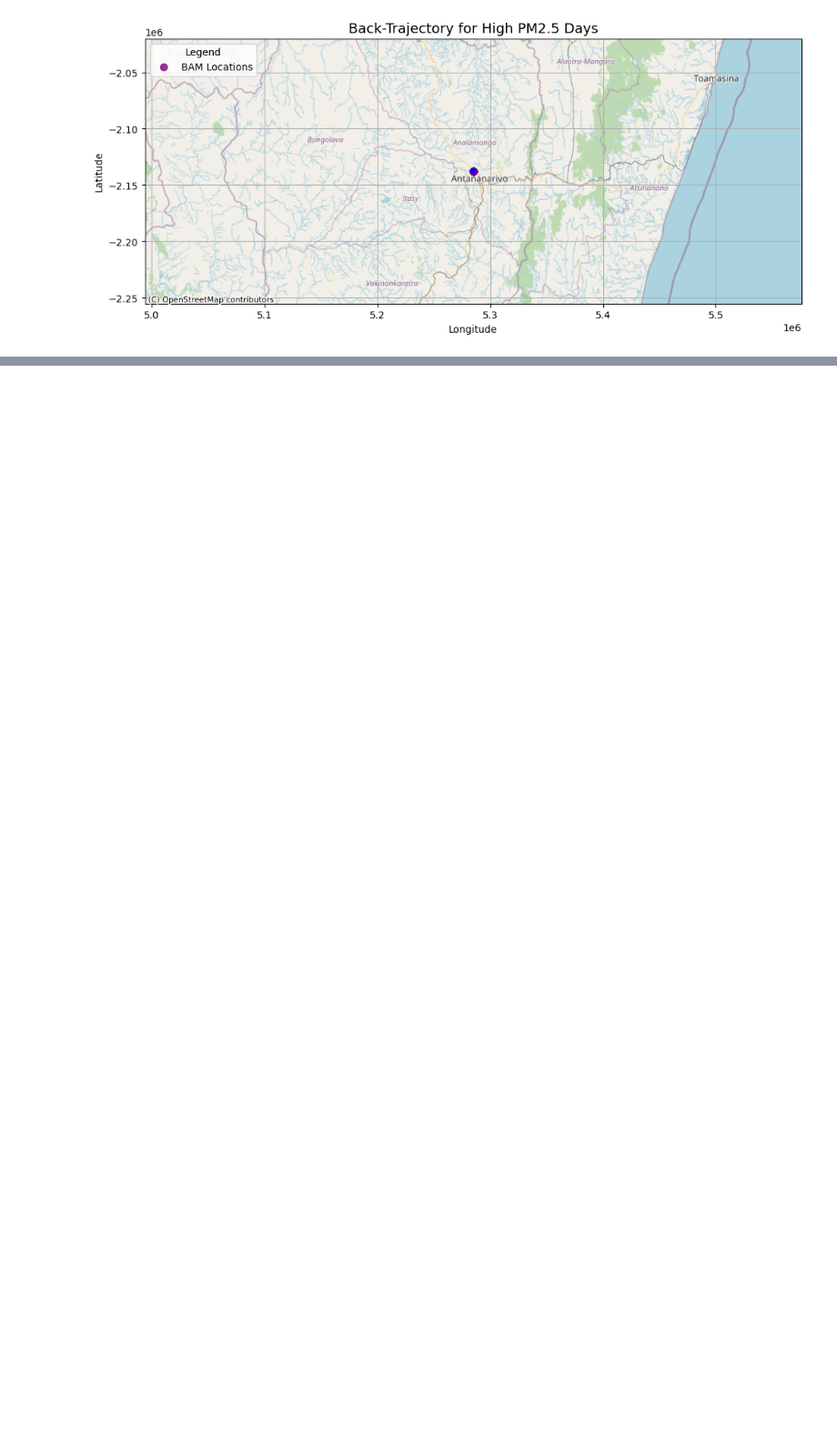
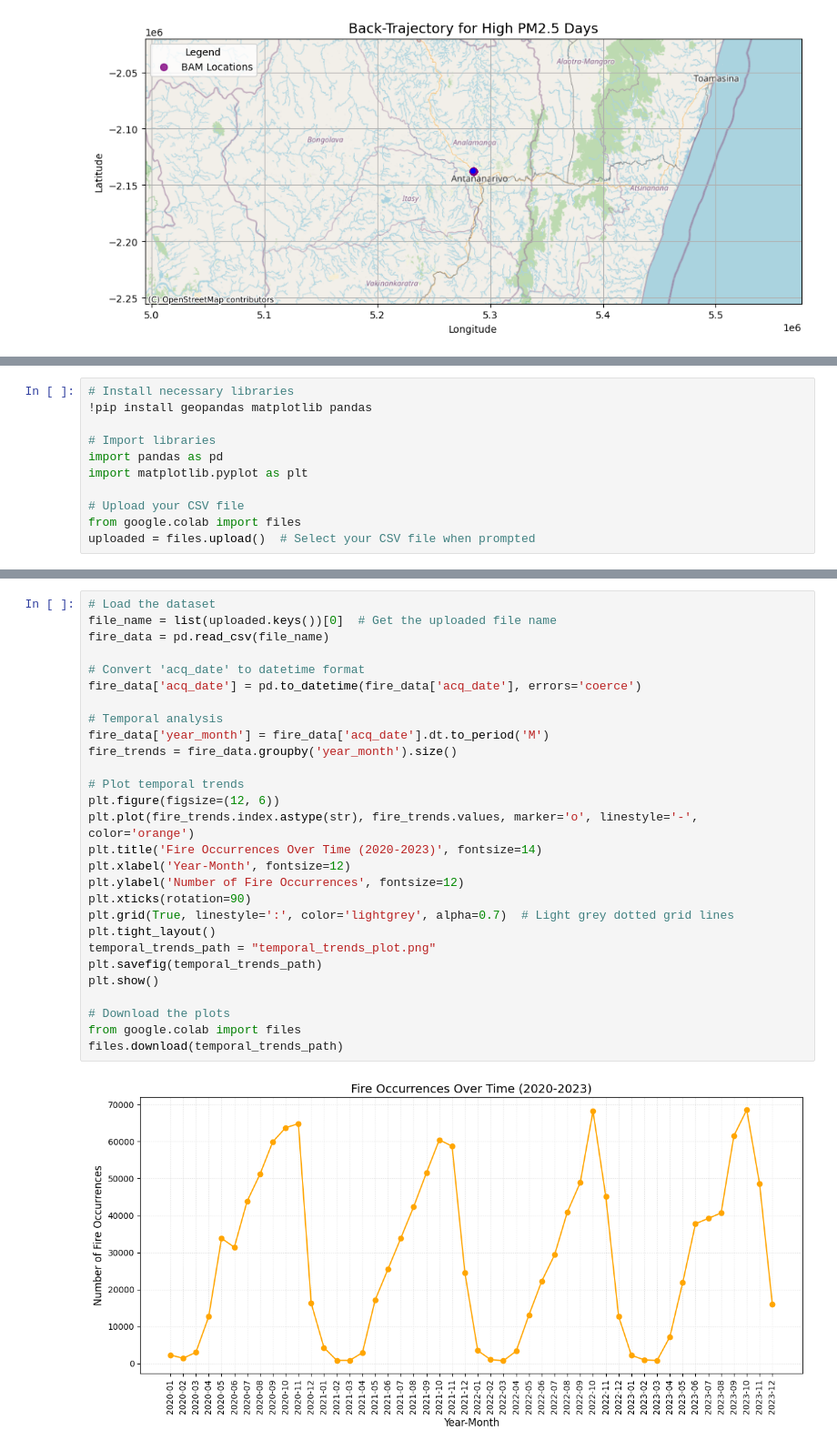
Before and after one commit to LovaMarline/Air_Quality_Madagascar, a Jupyter notebook: Marline_et_al_ERS.ipynb, the cells around one changed output, grey strips where cells are left out. Shown at 91% size. Drawn from its saved outputs; the diff is of its cells as text; blank space fills up the shorter version.

```diff
--- a/Marline_et_al_ERS.ipynb
+++ b/Marline_et_al_ERS.ipynb
@@ -156,0 +160,11 @@ plt.show()
+# %%
+# Install necessary libraries
+!pip install geopandas matplotlib pandas
+
+# Import libraries
+import pandas as pd
+import matplotlib.pyplot as plt
+
+# Upload your CSV file
+from google.colab import files
+uploaded = files.upload()  # Select your CSV file when prompted
@@ -156,0 +193,30 @@ plt.show()
+# %%
+# Load the dataset
+file_name = list(uploaded.keys())[0]  # Get the uploaded file name
+fire_data = pd.read_csv(file_name)
+
+# Convert 'acq_date' to datetime format
+fire_data['acq_date'] = pd.to_datetime(fire_data['acq_date'], errors='coerce')
+
+# Temporal analysis
+fire_data['year_month'] = fire_data['acq_date'].dt.to_period('M')
+fire_trends = fire_data.groupby('year_month').size()
+
+# Plot temporal trends
+plt.figure(figsize=(12, 6))
+plt.plot(fire_trends.index.astype(str), fire_trends.values, marker='o', linestyle='-', color='orange')
+plt.title('Fire Occurrences Over Time (2020-2023)', fontsize=14)
+plt.xlabel('Year-Month', fontsize=12)
+plt.ylabel('Number of Fire Occurrences', fontsize=12)
+plt.xticks(rotation=90)
+plt.grid(True, linestyle=':', color='lightgrey', alpha=0.7)  # Light grey dotted grid lines
+plt.tight_layout()
+temporal_trends_path = "temporal_trends_plot.png"
+plt.savefig(temporal_trends_path)
+plt.show()
+
+# Download the plots
+from google.colab import files
+files.download(temporal_trends_path)
+# %% [output]
+[figure, added]
```
Also changed, not shown: parts of 6 cells of this notebook.
